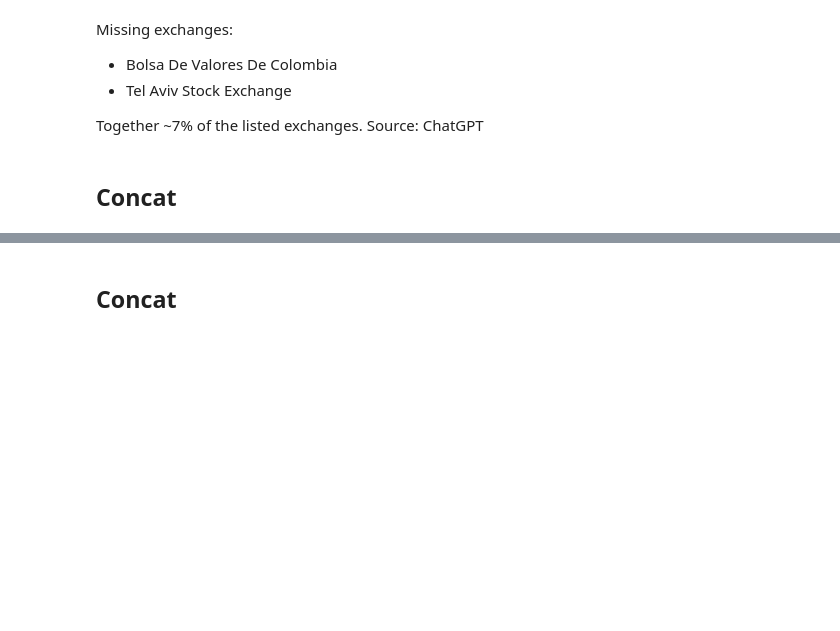
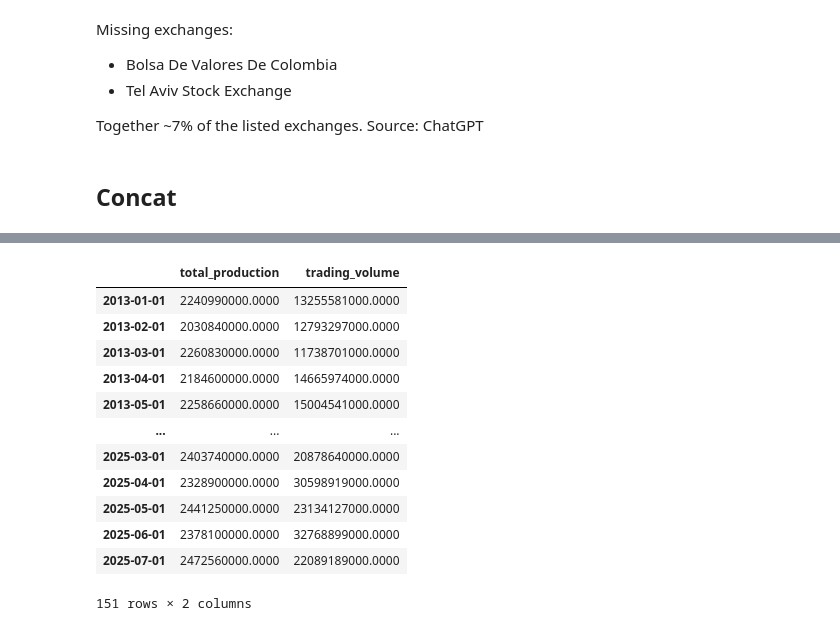
Before and after one commit to Michael-Kornilich/bitcoin_project, a Jupyter notebook: phase2/preprocessing/preprocessing.ipynb, the cells around one changed output, grey strips where cells are left out. Drawn from its saved outputs; the diff is of its cells as text; code cells hidden in the pictures; blank space fills up the shorter version.

Commit message:
Cleanup, add figures, add poetry stuff, add the final report, adjust the metadata

```diff
--- a/phase2/preprocessing/preprocessing.ipynb
+++ b/phase2/preprocessing/preprocessing.ipynb
@@ -1161,3 +1965,6 @@ oil_volume
 # %%
-oil_volume = oil_volume[:"2025-07-01"]
-oil_volume
+# no valid way to impute data, thus dropping NA
+total_volume = total_volume.dropna()
+total_volume = total_volume.sum(axis="columns")
+total_volume = total_volume.resample("MS").bfill()
+total_volume
@@ -1164,4 +1996,22 @@ oil_volume
 # %%
-dump_pickle(oil_volume, "ice_oil_volume", force=True)
+trading_metadata = pd.concat(
+    [oil_supply, total_volume],
+    axis="columns"
+)
+trading_metadata = trading_metadata.dropna()
+trading_metadata = trading_metadata.rename(columns={"production":"supply", 0:"trading_volume"})
+trading_metadata
+# %% [output]
+|  | total_production | trading_volume |
+| 2013-01-01 | 2240990000.0000 | 13255581000.0000 |
+| 2013-02-01 | 2030840000.0000 | 12793297000.0000 |
+| 2013-03-01 | 2260830000.0000 | 11738701000.0000 |
+| 2013-04-01 | 2184600000.0000 | 14665974000.0000 |
+| 2013-05-01 | 2258660000.0000 | 15004541000.0000 |
+| ... | ... | ... |
+| 2025-03-01 | 2403740000.0000 | 20878640000.0000 |
+| 2025-04-01 | 2328900000.0000 | 30598919000.0000 |
+| 2025-05-01 | 2441250000.0000 | 23134127000.0000 |
+| 2025-06-01 | 2378100000.0000 | 32768899000.0000 |
+| 2025-07-01 | 2472560000.0000 | 22089189000.0000 |
+151 rows × 2 columns
-# %% [markdown]
-## Concat
```
Also changed, not shown: parts of 204 cells of this notebook, 12 other files.
